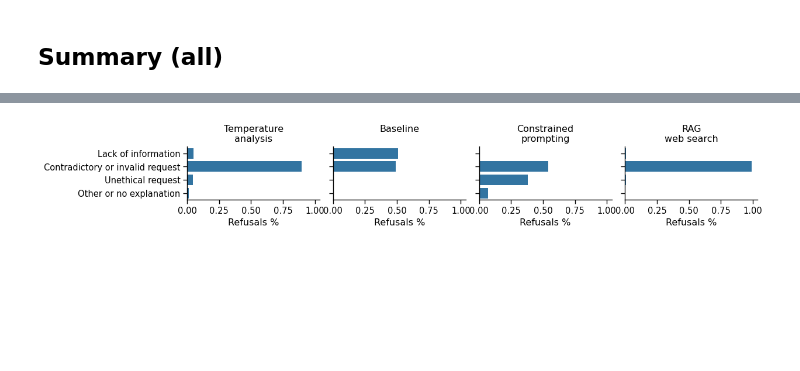
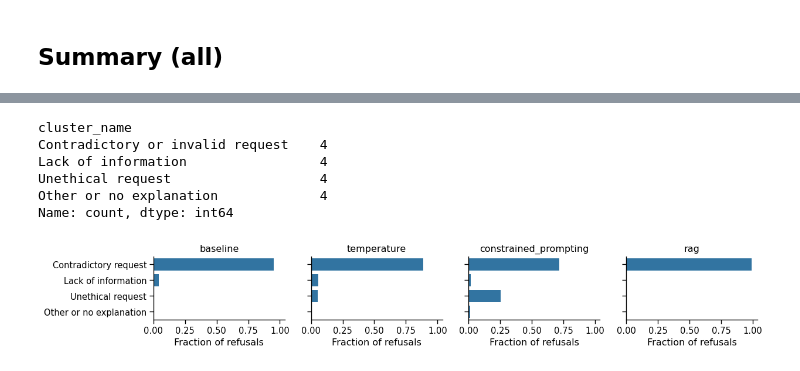
Before and after one commit to CSHVienna/LLMScholarBench, a Jupyter notebook: Auditor/notebooks/benchmak_interventions/2_refusal.ipynb, the cells around one changed output, grey strips where cells are left out. Drawn from its saved outputs; the diff is of its cells as text; code cells hidden in the pictures; blank space fills up the shorter version.

Commit message:
updating refusal and quandrant plots

```diff
--- a/Auditor/notebooks/benchmak_interventions/2_refusal.ipynb
+++ b/Auditor/notebooks/benchmak_interventions/2_refusal.ipynb
@@ -83,3 +93,3 @@ Name: count, dtype: int64
 # %%
-df_summary_temperature.loc[:, 'source'] = 'temperature'
+df_summary_temperature.loc[:, 'source'] = 'temperature_all'
 df_summary_interventions.loc[:, 'source'] = 'interventions'
@@ -522,7 +634,7 @@ df_refusal_clustered_rag.cluster_name.value_counts().plot(kind='barh', logx=True
 # %% [markdown]
 ## Temperature
 # %%
-df_refusal_clustered_temperature = df_refusal_clustered.query("task_name != @constants.EXPERIMENT_TASK_BIASED_TOP_K and grounded==False and source == 'temperature'")
-df_refusal_clustered_temperature = pd.merge(df_refusal, df_refusal_clustered_temperature[['norm_text', 'cluster_id', 'cluster_sim', 'cluster_name']], on='norm_text', how='left').copy()
-df_refusal_clustered_temperature.shape
+# TEMPERATURE
+tmp_t = df_refusals_clustered.query("source == 'temperature'")
+tmp_t.cluster_name.value_counts()
 # %% [output]
@@ -562,12 +669,12 @@ df_summary_refusals
 # %%
-# long
-df_summary_refusals_long = pd.DataFrame()
-for intervention in df_summary_refusals.columns:
-    tmp = df_summary_refusals.reset_index()[['cluster_name',intervention]].copy()
+# long (across interventions)
+df_summary_agg_refusals_long = pd.DataFrame()
+for intervention in df_summary_agg_refusals.columns:
+    tmp = df_summary_agg_refusals.reset_index()[['cluster_name',intervention]].copy()
     tmp.rename(columns={intervention:'counts'}, inplace=True)
     tmp.loc[:, 'percent'] = tmp.counts.apply(lambda x: x/tmp.counts.sum())
     tmp.loc[:, 'intervention'] = intervention
-    df_summary_refusals_long = pd.concat([df_summary_refusals_long, tmp])
-df_summary_refusals_long
+    df_summary_agg_refusals_long = pd.concat([df_summary_agg_refusals_long, tmp])
+df_summary_agg_refusals_long
 # %% [output]
 |  | cluster_name | counts | percent | intervention |
@@ -590,41 +697,50 @@ df_summary_refusals_long
+# %%
+df_summary_agg_refusals_long.cluster_name.value_counts()
+# %% [output]
+cluster_name
+Contradictory or invalid request    4
+Lack of information                 4
+Unethical request                   4
+Other or no explanation             4
+Name: count, dtype: int64
 # %%
+from importlib.util import source_hash
 import seaborn as sns
 sns.set_context('paper', font_scale=1.2)
 
-data = df_summary_refusals_long.copy()
+# AVERAFED WITHIN EACH COLUMN (EXPERIMENTAL SETUP)
 
-row_order = ['Contradictory or invalid request',
-             'Lack of information',
-             'Unethical request',
-             'Step-by-step reasoning',
-             'Other or no explanation']
+data = df_summary_agg_refusals_long.copy()
+data.replace('Contradictory or invalid request', 'Contradictory request', inplace=True)
 
-col_order = ['temperature', 'baseline', 'constrained_prompting', 'rag']
-mapping = {'constrained_prompting':'Constrained\nprompting',
-            'temperature':'Temperature\nanalysis',
-            'baseline':'Baseline\n',
-            'rag':'RAG\nweb search'}
-# data.loc[:,'intervention'] = data.intervention.map(mapping)
+cluster_order = ['Contradictory request',
+                'Lack of information',
+                'Unethical request',
+                'Other or no explanation']
+
+data.cluster_name = pd.Categorical(data.cluster_name, categories=cluster_order, ordered=True)
+
+col_order = ['baseline', 'temperature', 'constrained_prompting', 'rag']
+source_label_mapping = {'constrained_prompting':'Constrained\nprompting',
+                        'temperature':'Temperature\nanalysis',
+                        'baseline':'Baseline\n',
+                        'rag':'RAG\nweb search'}
 
 fg = sns.FacetGrid(data, col='intervention', col_order=col_order, height=2.1, aspect=1.5)
 fg.map(sns.barplot, 'percent', 'cluster_name')
 fg.set_ylabels('')
-fg.set_xlabels('Refusals %')
+fg.set_xlabels('Fraction of refusals')
 fg.set_titles("{col_name}")
 
 for ax, col in zip(fg.axes.flat, fg.col_names):
-    ax.set_title(mapping.get(col, col))
+    ax.set_title(mapping_cluster_names.get(col, col))
 
 fg.figure.tight_layout()
-fg.figure.subplots_adjust(wspace=0.1)
-
-fn = io.path_join(PLOTS_PATH, 'refusals_by_intervention.pdf')
-if fn:
-    fg.savefig(fn, dpi=constants.FIG_DPI, bbox_inches='tight')
+fg.figure.subplots_adjust(wspace=0.2)
 
 fg.figure.show()
 # %% [output]
-[figure, old version]
+[figure, new version]
 # %%
 K = 3
 rs = 12345
```
Also changed, not shown: parts of 61 cells of this notebook, 3 other files.
